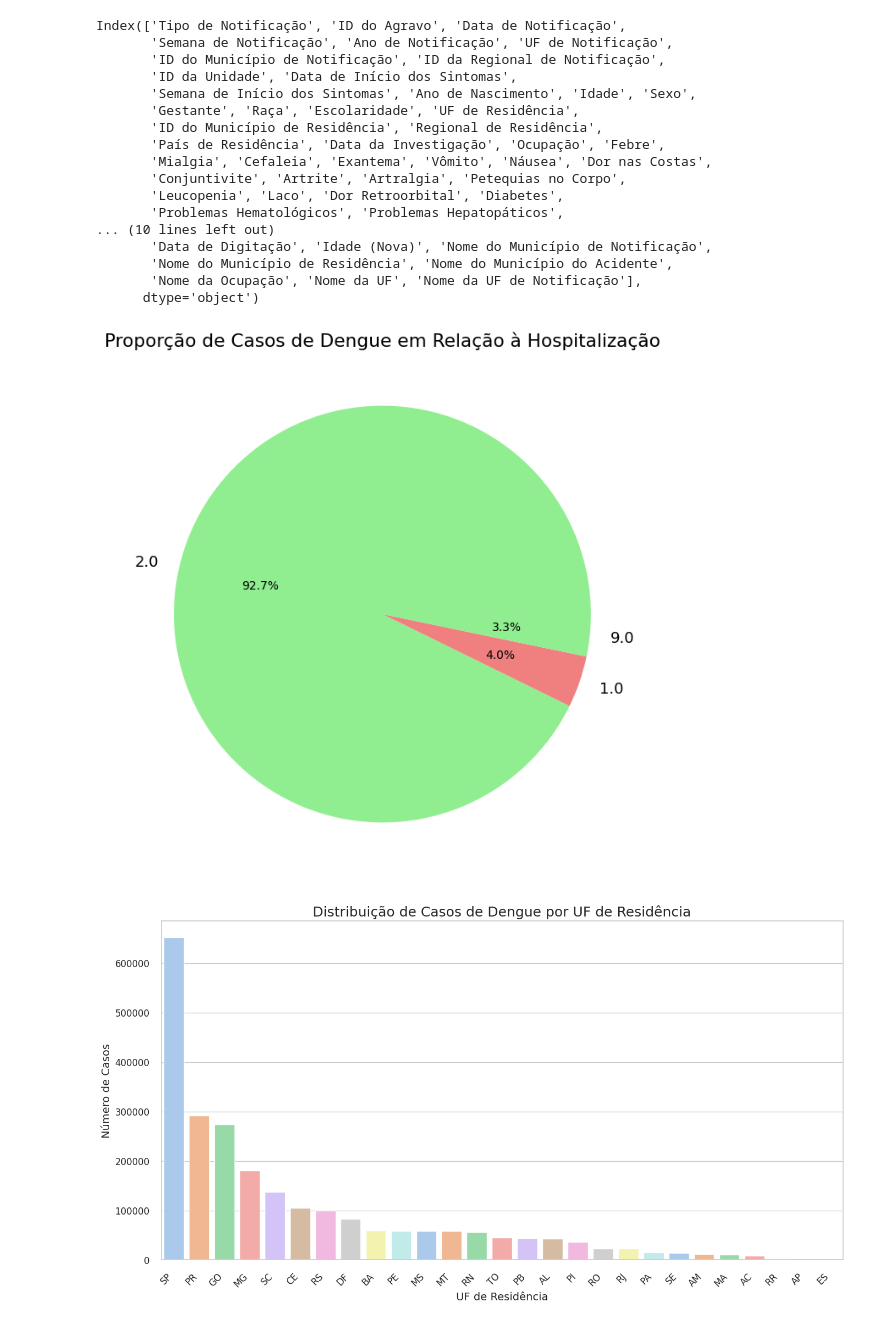
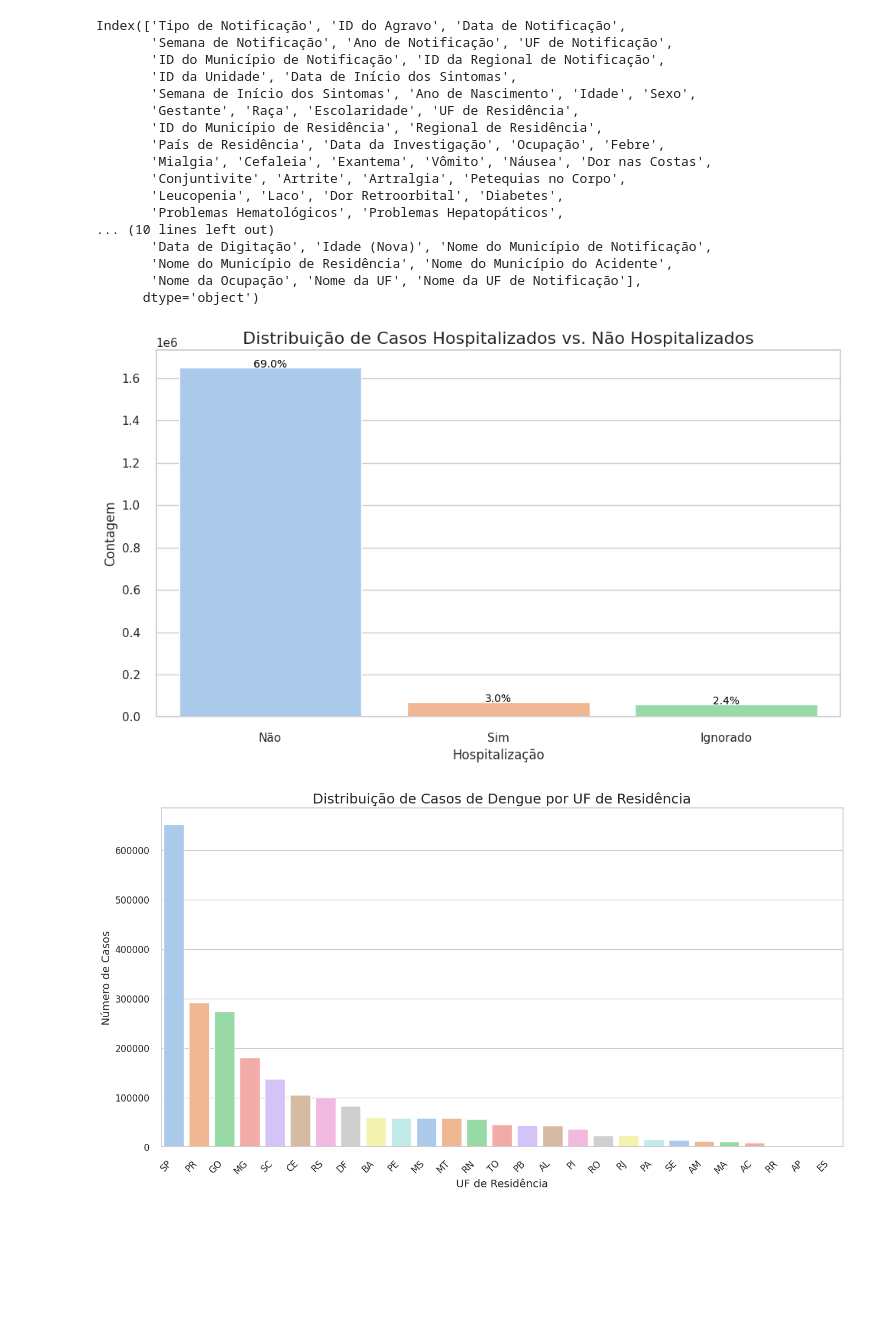
Before and after one commit to IgorNascimentoDEV/1-Projeto-Dengue-2022, a Jupyter notebook: projeto_PUC.ipynb, the cells around one changed output. Cells and saved outputs as stored; diff of their text form; code cells hidden in the pictures; blank space fills up the shorter version.

```diff
--- a/projeto_PUC.ipynb
+++ b/projeto_PUC.ipynb
@@ -579,12 +579,43 @@ Index(['Tipo de Notificação', 'ID do Agravo', 'Data de Notificação',
       dtype='object')
 # %%
 #dados_final.to_csv('dados_dengue.csv', index=False, sep=';')
-# %%
-plt.figure(figsize=(8, 8))
-dados_final['Hospitalização'].value_counts().plot(kind='pie', autopct='%1.1f%%', colors=['lightgreen', 'lightcoral'])
-plt.title('Proporção de Casos de Dengue em Relação à Hospitalização')
-plt.ylabel('')
-plt.show()
-# %% [output]
-[figure, removed]
+# %%
+import matplotlib.pyplot as plt
+import seaborn as sns
+
+# Mapear os códigos para categorias legíveis
+dados_final['Hospitalizacao_Categoria'] = dados_final['Hospitalização'].map({1: 'Sim', 2: 'Não', 9: 'Ignorado'})
+
+# Contar a quantidade de cada categoria
+contagem_hospitalizacao = dados_final['Hospitalizacao_Categoria'].value_counts()
+
+# Configurar estilo do Seaborn
+sns.set(style="whitegrid", palette="pastel")
+
+# Criar o gráfico de barras empilhadas
+plt.figure(figsize=(10, 6))
+
+# Adicionar barras empilhadas
+ax = sns.countplot(data=dados_final, x='Hospitalizacao_Categoria')
+
+# Adicionar porcentagens nas barras
+total = len(dados_final)
+for p in ax.patches:
+    percentage = '{:.1f}%'.format(100 * p.get_height() / total)
+    x = p.get_x() + p.get_width() / 2
+    y = p.get_height() + 15
+    ax.annotate(percentage, (x, y), ha='center', fontsize=10, color='black')
+
+# Adicionar título e rótulos
+plt.title('Distribuição de Casos Hospitalizados vs. Não Hospitalizados', fontsize=16)
+plt.xlabel('Hospitalização', fontsize=12)
+plt.ylabel('Contagem', fontsize=12)
+
+# Ajustar espaçamento entre barras
+plt.tight_layout()
+
+# Mostrar o gráfico
+plt.show()
+# %% [output]
+[figure, added]
 # %%
```
Also changed, not shown: parts of 12 cells of this notebook.
